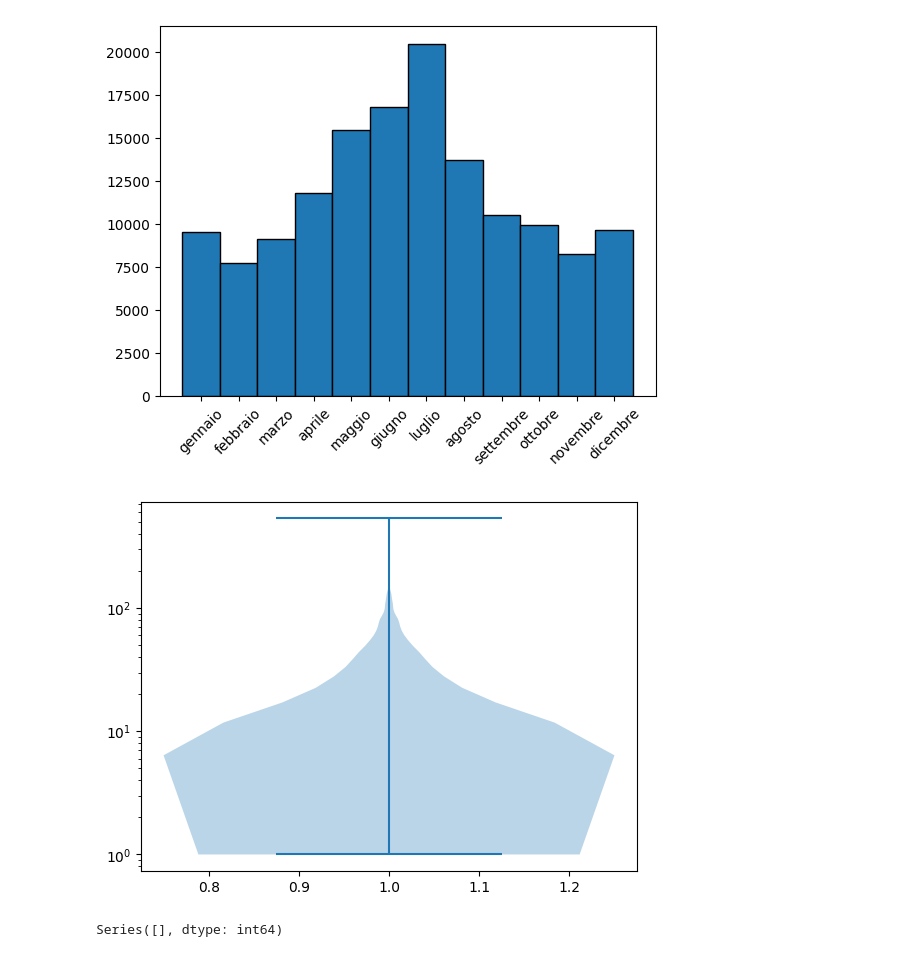
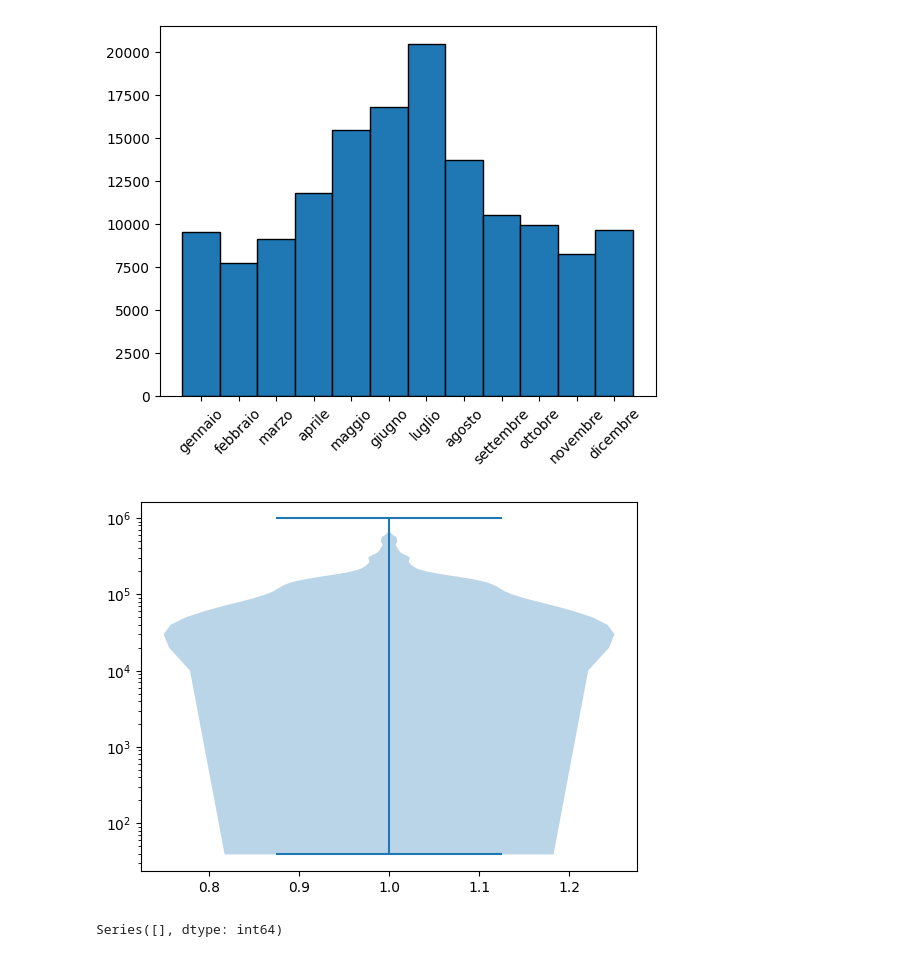
Before and after one commit to group-pi-dataviz/group-pi-dataviz.github.io, a Jupyter notebook: scripts/data_preprocessing.ipynb, the cells around one changed output. Drawn from its saved outputs; the diff is of its cells as text; code cells hidden in the pictures.

```diff
--- a/scripts/data_preprocessing.ipynb
+++ b/scripts/data_preprocessing.ipynb
@@ -248,13 +250,13 @@ plt.xticks(rotation=45)
   Text(11, 0, 'dicembre')])
 [figure]
 # %%
-af_data = af_data[af_data['FATALITIES'] > 0]
+af_data = af_data[af_data['POPULATION_EXPOSURE'] > 0]
 #plt.boxplot(af_data['FATALITIES'])
-plt.violinplot(af_data['FATALITIES'])
+plt.violinplot(af_data['POPULATION_EXPOSURE'])
 plt.yscale('log')
 plt.show()
 # %% [output]
-[figure, old version]
+[figure, new version]
 # %%
 data_grouped = data.groupby(['WEEK', 'COUNTRY', 'ADMIN1', 'SUB_EVENT_TYPE']).size()
 print(data_grouped[data_grouped > 1])
```
Also changed, not shown: parts of 7 cells of this notebook, 4 other files.
